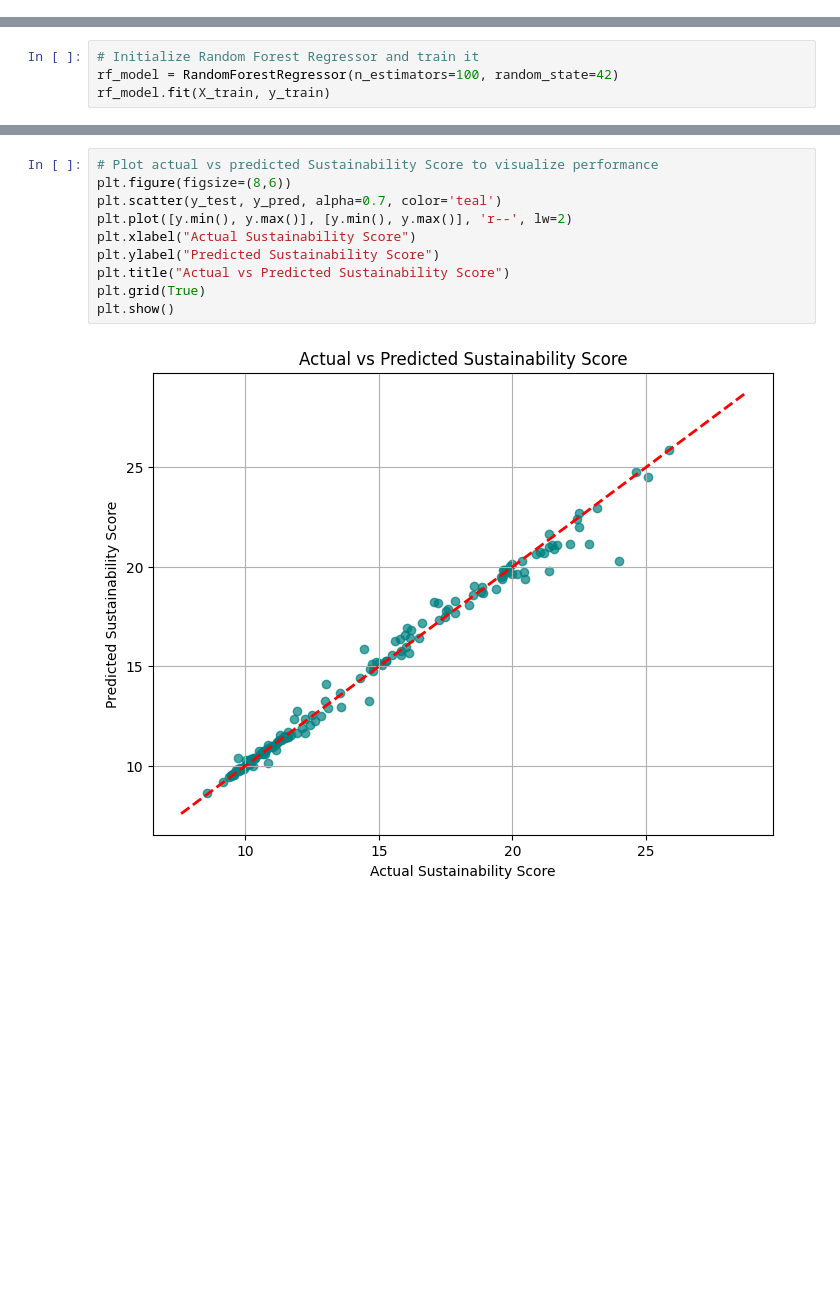
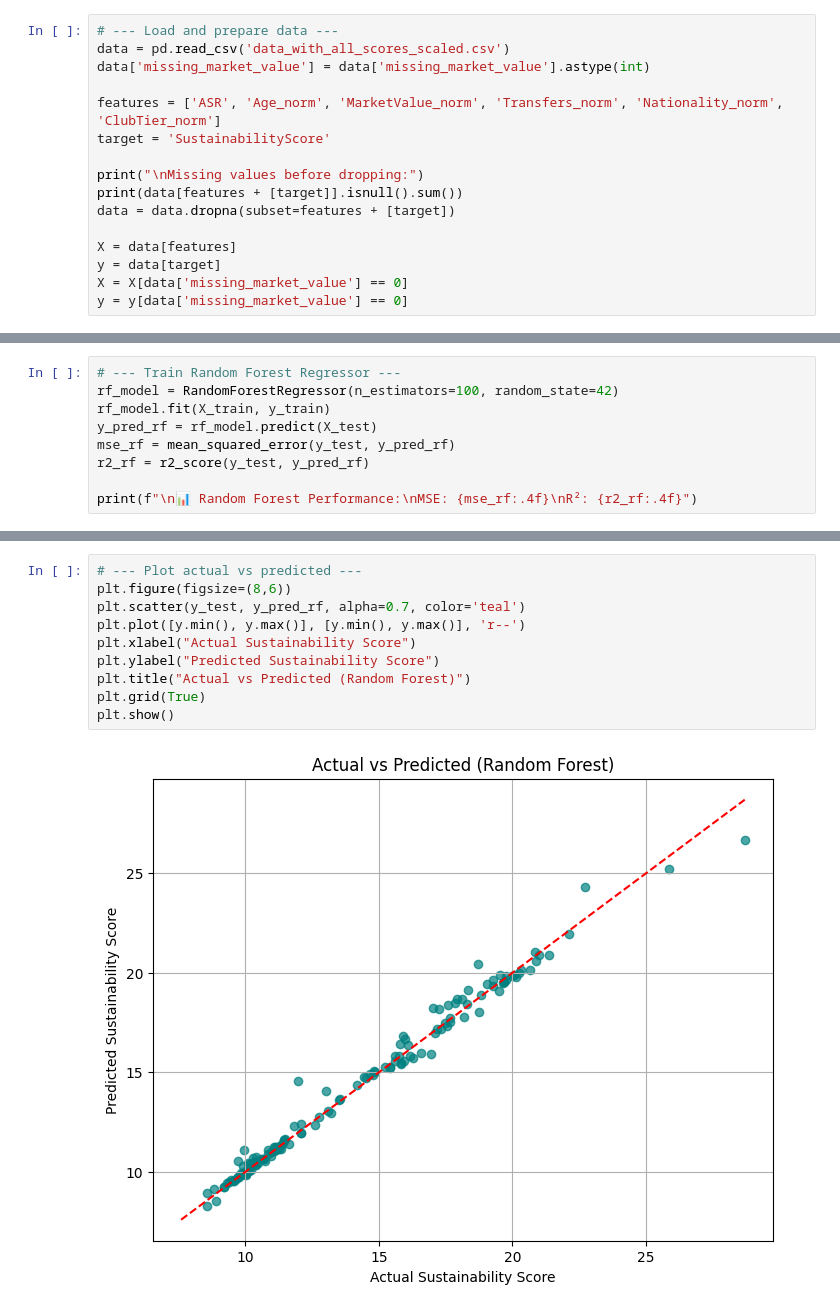
Before and after one commit to Klay06/Eco-Scouting-Predicting-Sustainable-Football-Player-Market-Value, a Jupyter notebook: machine_learning.ipynb, the cells around one changed output, grey strips where cells are left out. Drawn from its saved outputs; the diff is of its cells as text; blank space fills up the shorter version.

```diff
--- a/machine_learning.ipynb
+++ b/machine_learning.ipynb
@@ -12,0 +16,16 @@ data = pd.read_csv('data_with_all_scores_scaled.csv')
+# %%
+# --- Load and prepare data ---
+data = pd.read_csv('data_with_all_scores_scaled.csv')
+data['missing_market_value'] = data['missing_market_value'].astype(int)
+
+features = ['ASR', 'Age_norm', 'MarketValue_norm', 'Transfers_norm', 'Nationality_norm', 'ClubTier_norm']
+target = 'SustainabilityScore'
+
+print("\nMissing values before dropping:")
+print(data[features + [target]].isnull().sum())
+data = data.dropna(subset=features + [target])
+
+X = data[features]
+y = data[target]
+X = X[data['missing_market_value'] == 0]
+y = y[data['missing_market_value'] == 0]
@@ -66,6 +66,11 @@ y = data[target]
 X_train, X_test, y_train, y_test = train_test_split(X, y, test_size=0.2, random_state=42)
 # %%
-# Initialize Random Forest Regressor and train it
+# --- Train Random Forest Regressor ---
 rf_model = RandomForestRegressor(n_estimators=100, random_state=42)
 rf_model.fit(X_train, y_train)
+y_pred_rf = rf_model.predict(X_test)
+mse_rf = mean_squared_error(y_test, y_pred_rf)
+r2_rf = r2_score(y_test, y_pred_rf)
+
+print(f"\n📊 Random Forest Performance:\nMSE: {mse_rf:.4f}\nR²: {r2_rf:.4f}")
 # %% [output]
@@ -87,13 +93,13 @@ R-squared Score (R2): 0.9869
 # %%
-# Plot actual vs predicted Sustainability Score to visualize performance
+# --- Plot actual vs predicted ---
 plt.figure(figsize=(8,6))
-plt.scatter(y_test, y_pred, alpha=0.7, color='teal')
-plt.plot([y.min(), y.max()], [y.min(), y.max()], 'r--', lw=2)
+plt.scatter(y_test, y_pred_rf, alpha=0.7, color='teal')
+plt.plot([y.min(), y.max()], [y.min(), y.max()], 'r--')
 plt.xlabel("Actual Sustainability Score")
 plt.ylabel("Predicted Sustainability Score")
-plt.title("Actual vs Predicted Sustainability Score")
+plt.title("Actual vs Predicted (Random Forest)")
 plt.grid(True)
 plt.show()
 # %% [output]
-[figure, old version]
+[figure, new version]
 # %%
```
Also changed, not shown: parts of 21 cells of this notebook.
